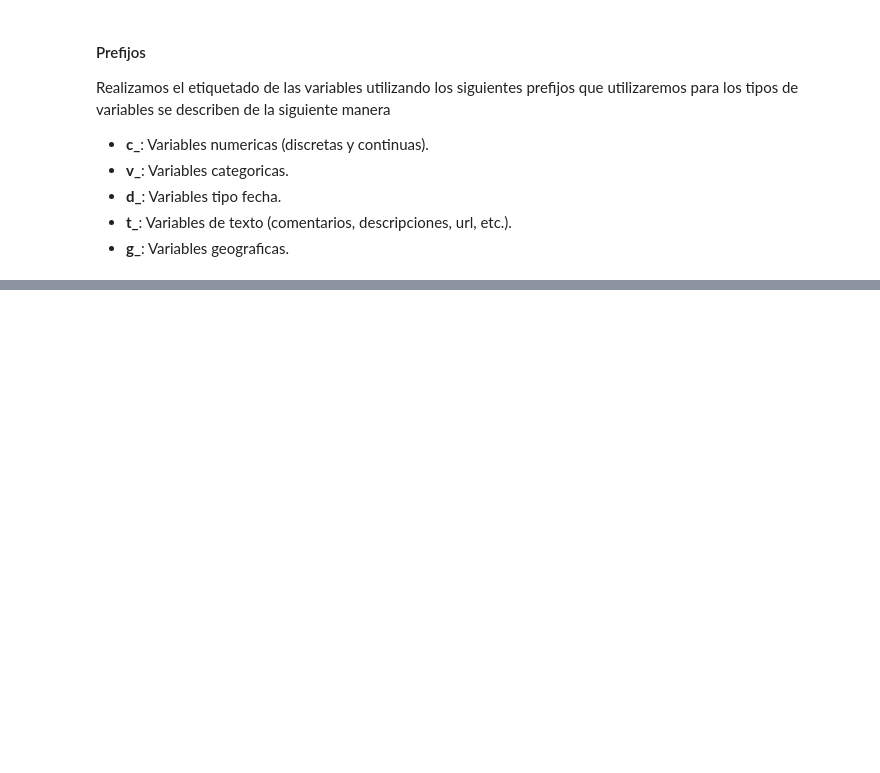
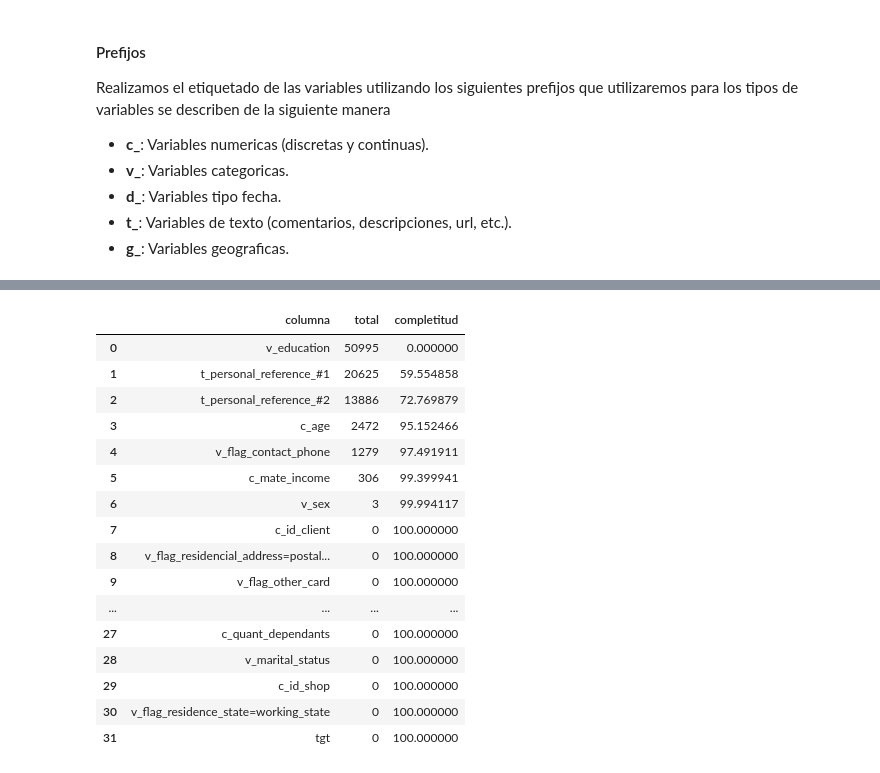
Before and after one commit to alanruizmondragon/examen, a Jupyter notebook: code/examen_ruiz_mondragon_alan.ipynb, the cells around one changed output, grey strips where cells are left out. Drawn from its saved outputs; the diff is of its cells as text; code cells hidden in the pictures; blank space fills up the shorter version.

```diff
--- a/code/examen_ruiz_mondragon_alan.ipynb
+++ b/code/examen_ruiz_mondragon_alan.ipynb
@@ -30,6 +34,16 @@ def clean_text(text, pattern="[^a-zA-Z0-9 ]"):
     cleaned_text = re.sub(pattern, " ", cleaned_text.decode("utf-8"), flags=re.UNICODE)
     cleaned_text = u' '.join(cleaned_text.lower().strip().lstrip().split())
     return cleaned_text if cleaned_text!="nan" else np.nan
+
+#Definimos una función para revisar la completitud de nuestras variables
+def completitud(df):
+    comple=pd.DataFrame(df.isnull().sum())
+    comple.reset_index(inplace=True)
+    comple=comple.rename(columns={"index":"columna",0:"total"})
+    comple["completitud"]=(1-comple["total"]/df.shape[0])*100
+    comple=comple.sort_values(by="completitud",ascending=True)
+    comple.reset_index(drop=True,inplace=True)
+    return comple
 # %% [markdown]
 ## Datasets
 # %%
@@ -302,0 +439,21 @@ Index(['c_ID_CLIENT', 'c_ID_SHOP', 'v_SEX', 'v_MARITAL_STATUS', 'c_AGE',
+# %%
+#Revisamos la completitud de las columnas del dataset
+completitud(df)
+# %% [output]
+|  | columna | total | completitud |
+| 0 | v_education | 50995 | 0.000000 |
+| 1 | t_personal_reference_#1 | 20625 | 59.554858 |
+| 2 | t_personal_reference_#2 | 13886 | 72.769879 |
+| 3 | c_age | 2472 | 95.152466 |
+| 4 | v_flag_contact_phone | 1279 | 97.491911 |
+| 5 | c_mate_income | 306 | 99.399941 |
+| 6 | v_sex | 3 | 99.994117 |
+| 7 | c_id_client | 0 | 100.000000 |
+| 8 | v_flag_residencial_address=postal... | 0 | 100.000000 |
+| 9 | v_flag_other_card | 0 | 100.000000 |
+| ... | ... | ... | ... |
+| 27 | c_quant_dependants | 0 | 100.000000 |
+| 28 | v_marital_status | 0 | 100.000000 |
+| 29 | c_id_shop | 0 | 100.000000 |
+| 30 | v_flag_residence_state=working_state | 0 | 100.000000 |
+| 31 | tgt | 0 | 100.000000 |
```
Also changed, not shown: parts of 46 cells of this notebook.
